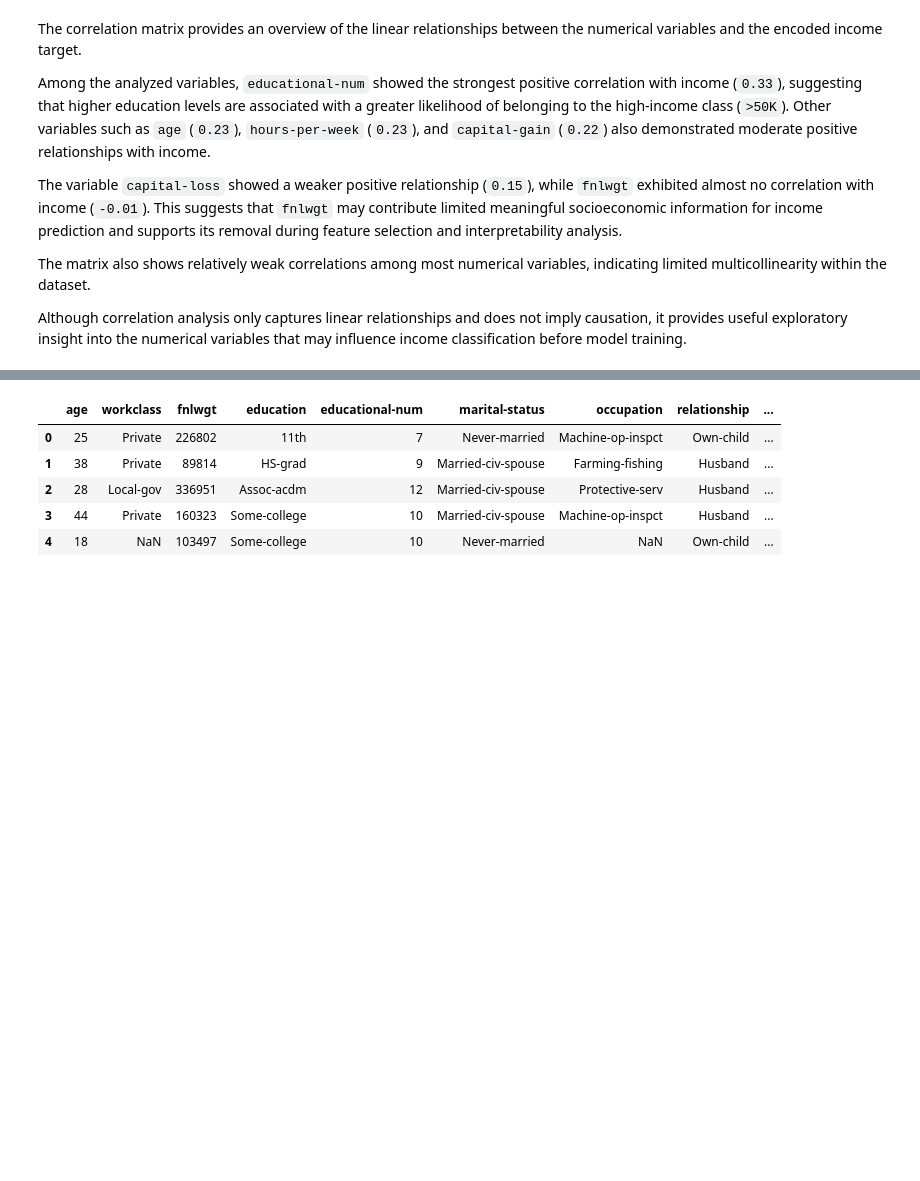
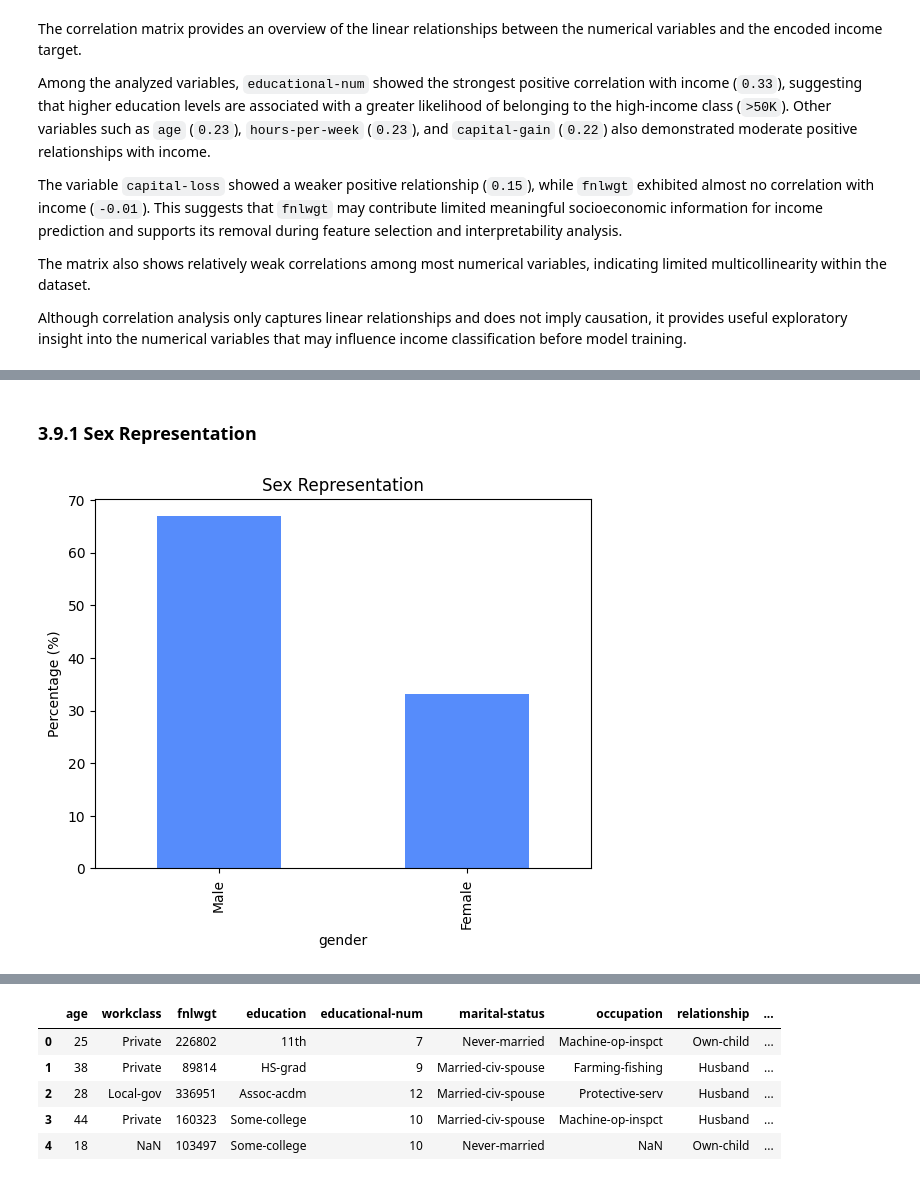
Before and after one commit to dantawalli/Adult-census-income-ML-project, a Jupyter notebook: notebooks/adult_income_classification.ipynb, the cells around one changed output, grey strips where cells are left out. Drawn from its saved outputs; the diff is of its cells as text; code cells hidden in the pictures; blank space fills up the shorter version.

```diff
--- a/notebooks/adult_income_classification.ipynb
+++ b/notebooks/adult_income_classification.ipynb
@@ -706,0 +954,29 @@ Although correlation analysis only captures linear relationships and does not im
+# %% [markdown]
+### 3.9.1 Sex Representation
+# %%
+# ============================================================
+# Sex representation
+# ============================================================
+
+sex_distribution = (
+    raw_df["gender"]
+    .value_counts(normalize=True)
+    .mul(100)
+    .round(2)
+    .rename("Percentage")
+)
+
+sex_distribution.to_frame()
+
+(
+    raw_df["gender"]
+    .value_counts(normalize=True)
+    .mul(100)
+    .plot.bar()
+)
+
+plt.ylabel("Percentage (%)")
+plt.title("Sex Representation")
+plt.show()
+# %% [output]
+[figure, added]
```
Also changed, not shown: parts of 63 cells of this notebook, 6 other files.
